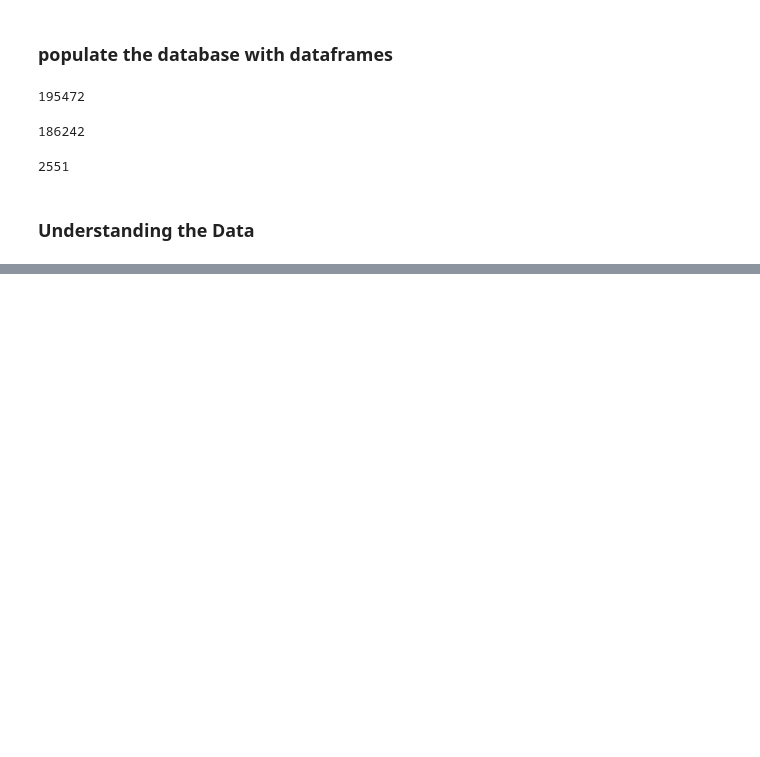
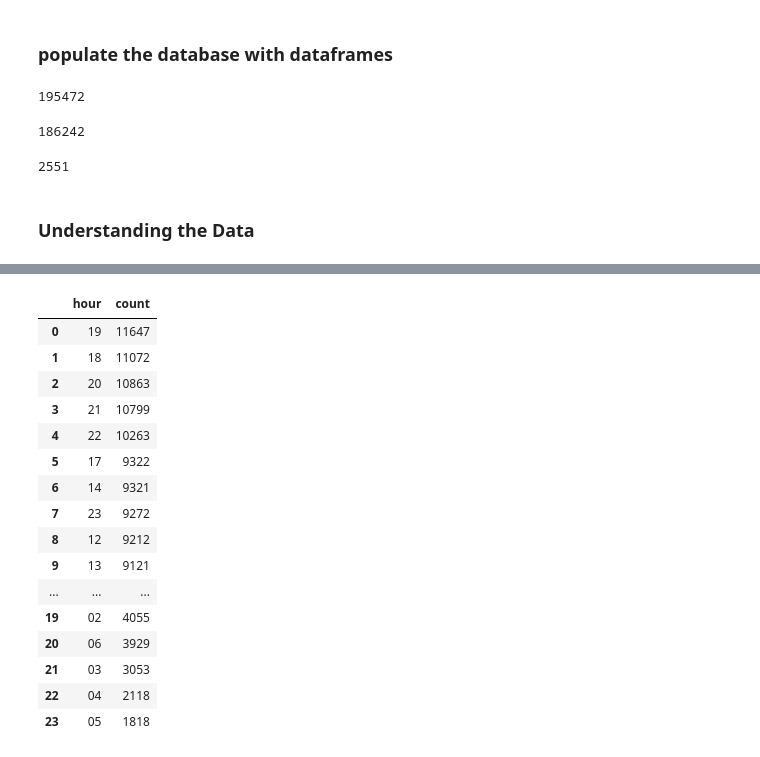
Before and after one commit to wangyf99/final-project, a Jupyter notebook: Group_project.ipynb, the cells around one changed output, grey strips where cells are left out. Drawn from its saved outputs; the diff is of its cells as text; code cells hidden in the pictures; blank space fills up the shorter version.

```diff
--- a/Group_project.ipynb
+++ b/Group_project.ipynb
@@ -728,3 +798,21 @@ query_1_hourly_popularity = """
 """
 # %%
-# engine.execute("SELECT * FROM taxi_data").fetchall()
+pd.read_sql_query(query_1_hourly_popularity, engine)
+# %% [output]
+|  | hour | count |
+| 0 | 19 | 11647 |
+| 1 | 18 | 11072 |
+| 2 | 20 | 10863 |
+| 3 | 21 | 10799 |
+| 4 | 22 | 10263 |
+| 5 | 17 | 9322 |
+| 6 | 14 | 9321 |
+| 7 | 23 | 9272 |
+| 8 | 12 | 9212 |
+| 9 | 13 | 9121 |
+| ... | ... | ... |
+| 19 | 02 | 4055 |
+| 20 | 06 | 3929 |
+| 21 | 03 | 3053 |
+| 22 | 04 | 2118 |
+| 23 | 05 | 1818 |
```
Also changed, not shown: parts of 24 cells of this notebook, 6 other files.
